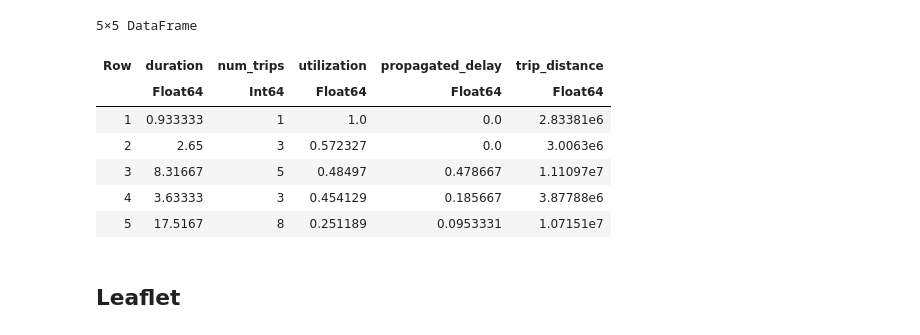
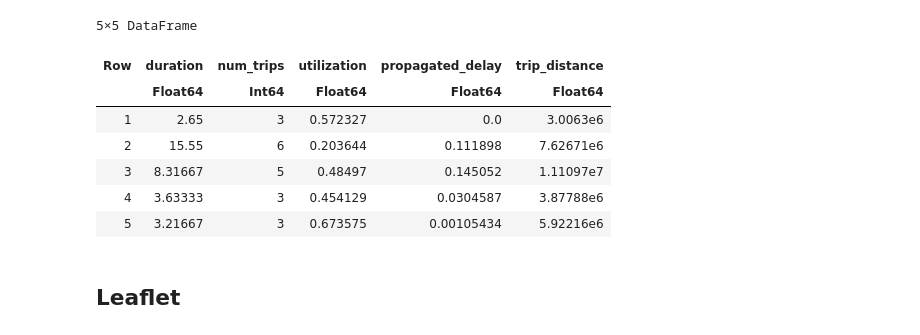
Before and after one commit to tristan4d/transit-delay-management, a Jupyter notebook: propagated-delay.ipynb, the cells around one changed output. Drawn from its saved outputs; the diff is of its cells as text; code cells hidden in the pictures.

```diff
--- a/propagated-delay.ipynb
+++ b/propagated-delay.ipynb
@@ -49,12 +39,12 @@ first(shapes, 5)
 subset = subsetGTFS(trips, 20, randomSeed = 2); # good example for mapping
 # subset = subsetGTFS(trips, 10, randomSeed = 10)
 instance = VSPInstance(subset);
-vsp_model = VSPModel(instance; warmStart = true, isInt = true, multiObj = false)
+vsp_model = VSPModel(instance; numScenarios = 100, warmStart = false, isInt = true, multiObj = false)
 # vsp_model_nonint = VSPModel(instance; isInt = false, multiObj = false)
-mcf_model = MCFModel(instance)
+# mcf_model = MCFModel(instance)
 vsp_solution = solve!(vsp_model);
 # vsp_solution_nonint = solve!(vsp_model_nonint)
-mcf_solution = solve!(mcf_model);
+# mcf_solution = solve!(mcf_model);
 # %% [output]
 numTrips = 20
 numVehicles = 5.0
@@ -73,15 +59,15 @@ plotVSP_time(mcf_solution)
 # %%
-vsp_stats = getSolutionStats(mcf_solution, shapes).metrics
+vsp_stats = getSolutionStats(vsp_solution, shapes).metrics
 vsp_stats[:, Not("geometry")]
 # %% [output]
 5×5 DataFrame
 | Row | duration | num_trips | utilization | propagated_delay | trip_distance |
 |  | Float64 | Int64 | Float64 | Float64 | Float64 |
-| 1 | 0.933333 | 1 | 1.0 | 0.0 | 2.83381e6 |
-| 2 | 2.65 | 3 | 0.572327 | 0.0 | 3.0063e6 |
-| 3 | 8.31667 | 5 | 0.48497 | 0.478667 | 1.11097e7 |
-| 4 | 3.63333 | 3 | 0.454129 | 0.185667 | 3.87788e6 |
-| 5 | 17.5167 | 8 | 0.251189 | 0.0953331 | 1.07151e7 |
+| 1 | 2.65 | 3 | 0.572327 | 0.0 | 3.0063e6 |
+| 2 | 15.55 | 6 | 0.203644 | 0.111898 | 7.62671e6 |
+| 3 | 8.31667 | 5 | 0.48497 | 0.145052 | 1.11097e7 |
+| 4 | 3.63333 | 3 | 0.454129 | 0.0304587 | 3.87788e6 |
+| 5 | 3.21667 | 3 | 0.673575 | 0.00105434 | 5.92216e6 |
 # %%
 # draw(PNG(".\\imgs\\VSP-PD-$(instance.n-1)-instance.png", 16cm, 16cm), plotVSP(instance))
 # draw(PNG(".\\imgs\\VSP-PD-$(instance.n-1)-mcf_solution.png", 16cm, 16cm), plotVSP(mcf_solution))
```
Also changed, not shown: parts of 6 cells of this notebook, 4 other files.
